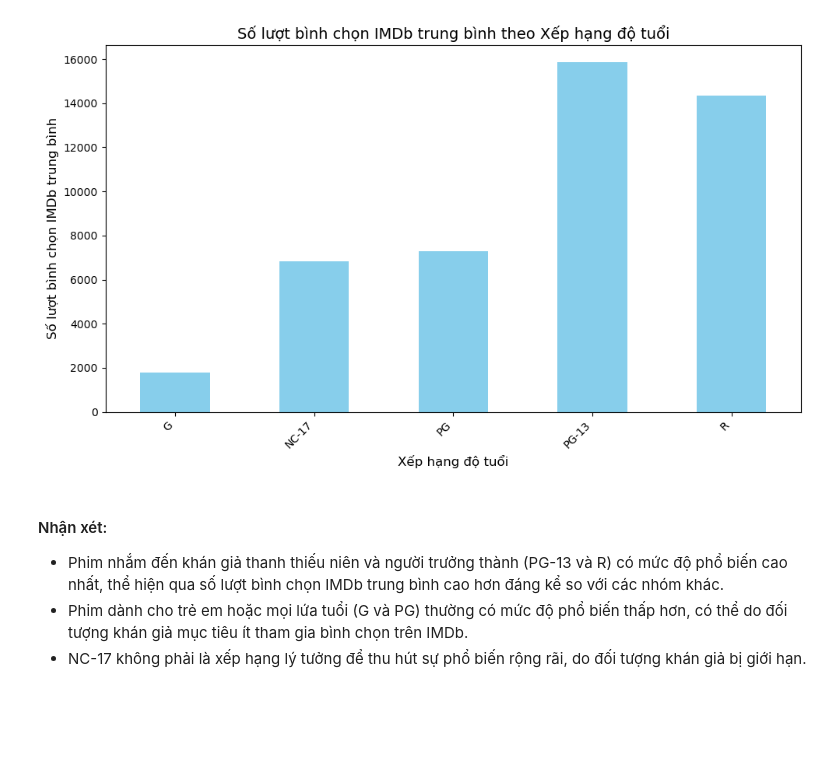
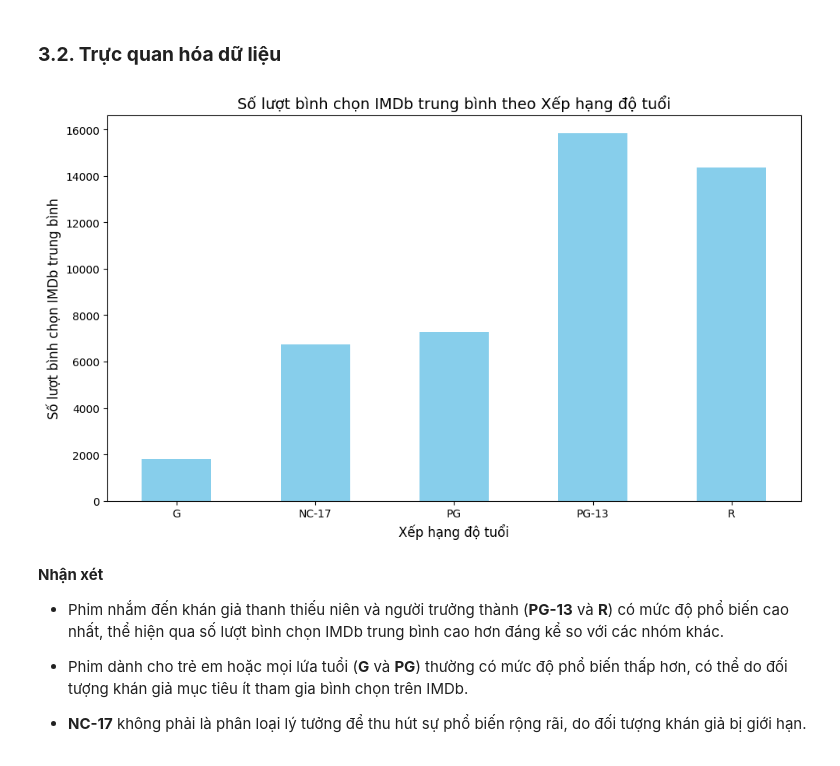
Before and after one commit to alpaca3000/IntroToDS, a Jupyter notebook: Source_codes/AnsweringQuestion_3.ipynb, the cells around one changed output. Saved outputs shown, nothing was run; the diff lists cells and outputs as text; code cells hidden in the pictures; blank space fills up the shorter version.

```diff
--- a/Source_codes/AnsweringQuestion_3.ipynb
+++ b/Source_codes/AnsweringQuestion_3.ipynb
@@ -19,0 +13,3 @@ movie_data.head()
+# %%
+df = pd.read_csv('../Data/movie_data.csv')
+df.head(5)
@@ -26,6 +53,6 @@ movie_data.head()
 # %%
 # Nhóm dữ liệu theo "Age rating" và tính toán các thống kê mô tả của số lượt bình chọn IMDb
-age_rating_stats = movie_data.groupby('Age rating')['IMDb Votes'].describe()
+age_rating_stats = df.groupby('Age rating')['IMDb Votes'].describe()
 age_rating_stats
 # %% [output]
 |  | count | mean | std | min | 25% | 50% | 75% | max |
@@ -47,18 +88,24 @@ age_rating_stats
+# %% [markdown]
+### **3.2. Trực quan hóa dữ liệu**
 # %%
+# Trung bình số lượt bình chọn IMDb theo từng phân loại độ tuổi
 age_rating_avg_votes = age_rating_stats['mean']
 
 plt.figure(figsize=(10, 6))
 age_rating_avg_votes.plot(kind='bar', color='skyblue')
 plt.title('Số lượt bình chọn IMDb trung bình theo Xếp hạng độ tuổi', fontsize=14)
 plt.xlabel('Xếp hạng độ tuổi', fontsize=12)
 plt.ylabel('Số lượt bình chọn IMDb trung bình', fontsize=12)
-plt.xticks(rotation=45, ha='right')
+plt.xticks(rotation=0)
 plt.tight_layout()
 plt.show()
 # %% [output]
-[figure, old version]
+[figure, new version]
 # %% [markdown]
-#### Nhận xét:
-- Phim nhắm đến khán giả thanh thiếu niên và người trưởng thành (PG-13 và R) có mức độ phổ biến cao nhất, thể hiện qua số lượt bình chọn IMDb trung bình cao hơn đáng kể so với các nhóm khác.
-- Phim dành cho trẻ em hoặc mọi lứa tuổi (G và PG) thường có mức độ phổ biến thấp hơn, có thể do đối tượng khán giả mục tiêu ít tham gia bình chọn trên IMDb.
-- NC-17 không phải là xếp hạng lý tưởng để thu hút sự phổ biến rộng rãi, do đối tượng khán giả bị giới hạn.
+**Nhận xét**
+
+- Phim nhắm đến khán giả thanh thiếu niên và người trưởng thành (**PG-13** và **R**) có mức độ phổ biến cao nhất, thể hiện qua số lượt bình chọn IMDb trung bình cao hơn đáng kể so với các nhóm khác.
+
+- Phim dành cho trẻ em hoặc mọi lứa tuổi (**G** và **PG**) thường có mức độ phổ biến thấp hơn, có thể do đối tượng khán giả mục tiêu ít tham gia bình chọn trên IMDb.
+
+- **NC-17** không phải là phân loại lý tưởng để thu hút sự phổ biến rộng rãi, do đối tượng khán giả bị giới hạn.
```
Also changed, not shown: parts of 22 cells of this notebook, 1 other file.
